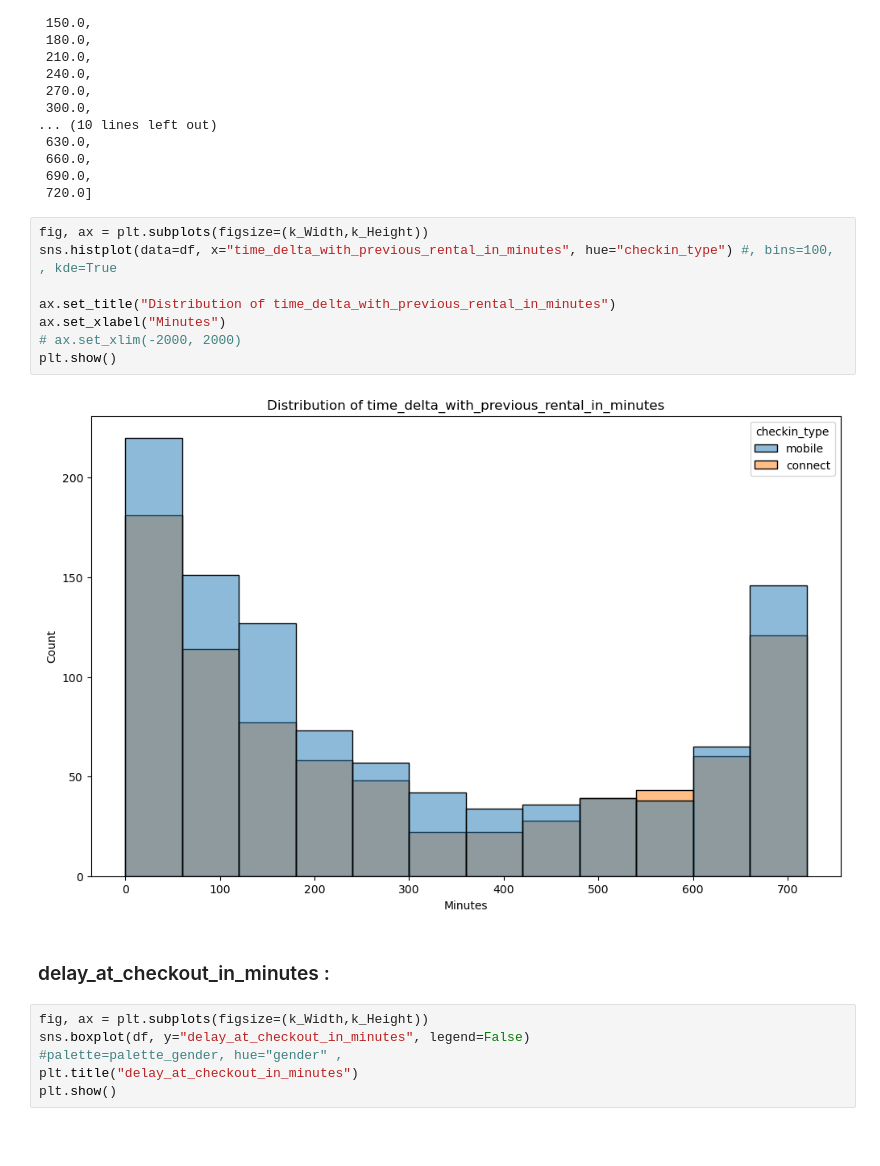
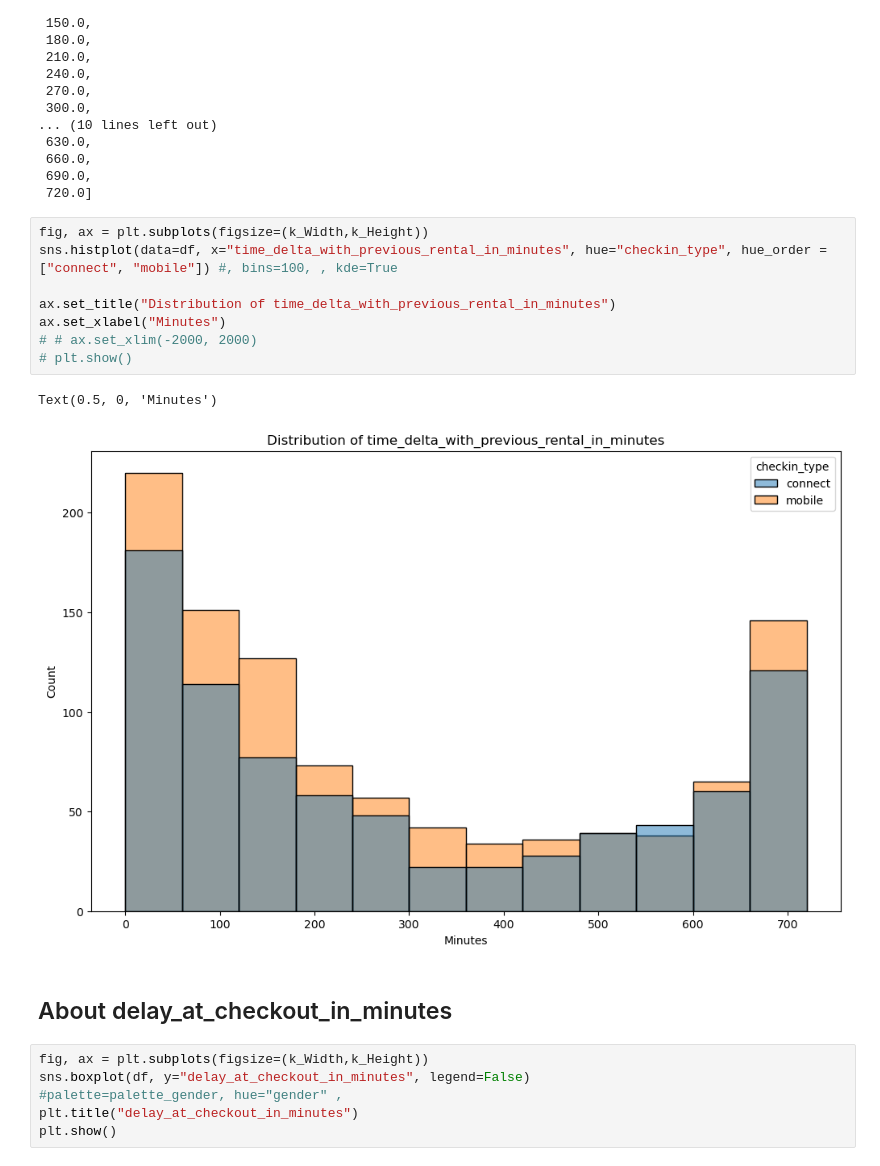
Before and after one commit to 40tude/02_Data-Science_Fullstack_march_2024, a Jupyter notebook: 08_deployment/99_Project_getaround/02_getarround.ipynb, the cells around one changed output. Drawn from its saved outputs; the diff is of its cells as text; blank space fills up the shorter version.

```diff
--- a/08_deployment/99_Project_getaround/02_getarround.ipynb
+++ b/08_deployment/99_Project_getaround/02_getarround.ipynb
@@ -341,16 +377,17 @@ Unique values in time_delta_with_previous_rental_in_minutes :
  720.0]
 # %%
 fig, ax = plt.subplots(figsize=(k_Width,k_Height))
-sns.histplot(data=df, x="time_delta_with_previous_rental_in_minutes", hue="checkin_type") #, bins=100, , kde=True
+sns.histplot(data=df, x="time_delta_with_previous_rental_in_minutes", hue="checkin_type", hue_order = ["connect", "mobile"]) #, bins=100, , kde=True
 
 ax.set_title("Distribution of time_delta_with_previous_rental_in_minutes")
 ax.set_xlabel("Minutes")
-# ax.set_xlim(-2000, 2000)
-plt.show()
+# # ax.set_xlim(-2000, 2000)
+# plt.show()
 # %% [output]
+Text(0.5, 0, 'Minutes')
-[figure, old version]
+[figure, new version]
 # %% [markdown]
-### delay_at_checkout_in_minutes :
+## About delay_at_checkout_in_minutes
 # %%
 fig, ax = plt.subplots(figsize=(k_Width,k_Height))
 sns.boxplot(df, y="delay_at_checkout_in_minutes", legend=False)                  #palette=palette_gender, hue="gender" ,
```
Also changed, not shown: parts of 25 cells of this notebook, 1 other file.
